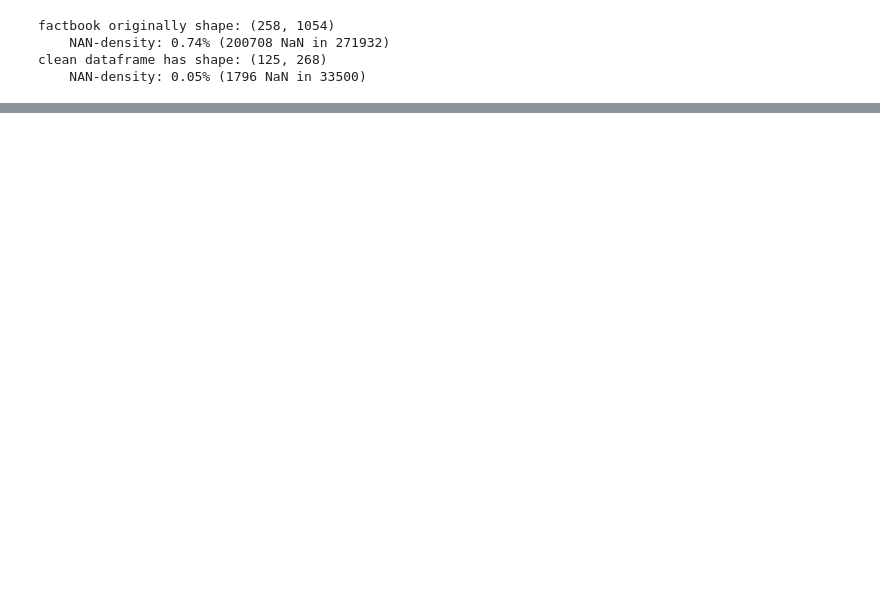
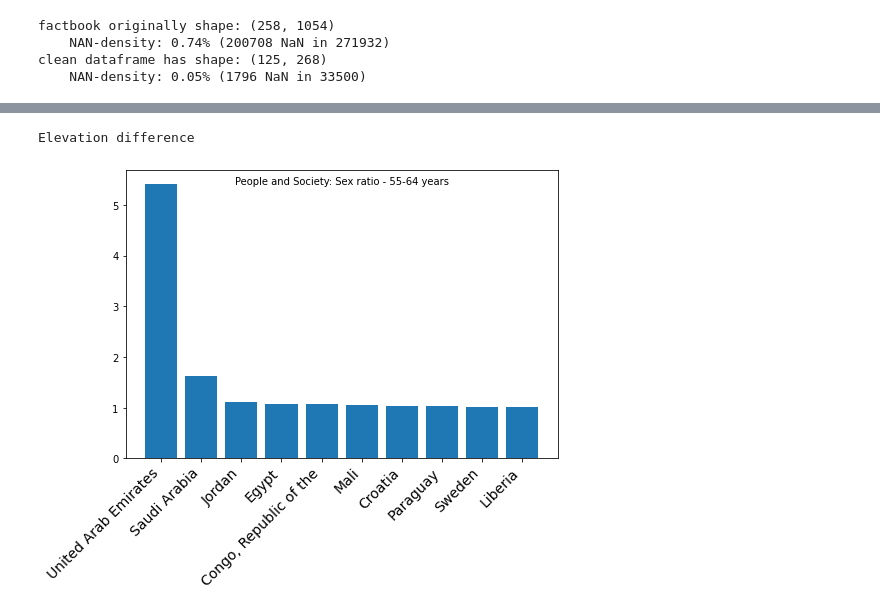
Before and after one commit to romstroller/ciaFactbook, a Jupyter notebook: ciaFBtest.ipynb, the cells around one changed output, grey strips where cells are left out. Cells and saved outputs as stored; diff of their text form; code cells hidden in the pictures; blank space fills up the shorter version.

```diff
--- a/ciaFBtest.ipynb
+++ b/ciaFBtest.ipynb
@@ -401,0 +495,6 @@ for colName in list( scaleNotes.keys() ):
+# %%
+# UAE has a startlingly weighted ratio of men to women in the 55-64yo bracket
+showTopTen('People and Society: Sex ratio - 55-64 years')
+# %% [output]
+Elevation difference
+[figure, added]
```
Also changed, not shown: parts of 15 cells of this notebook.
